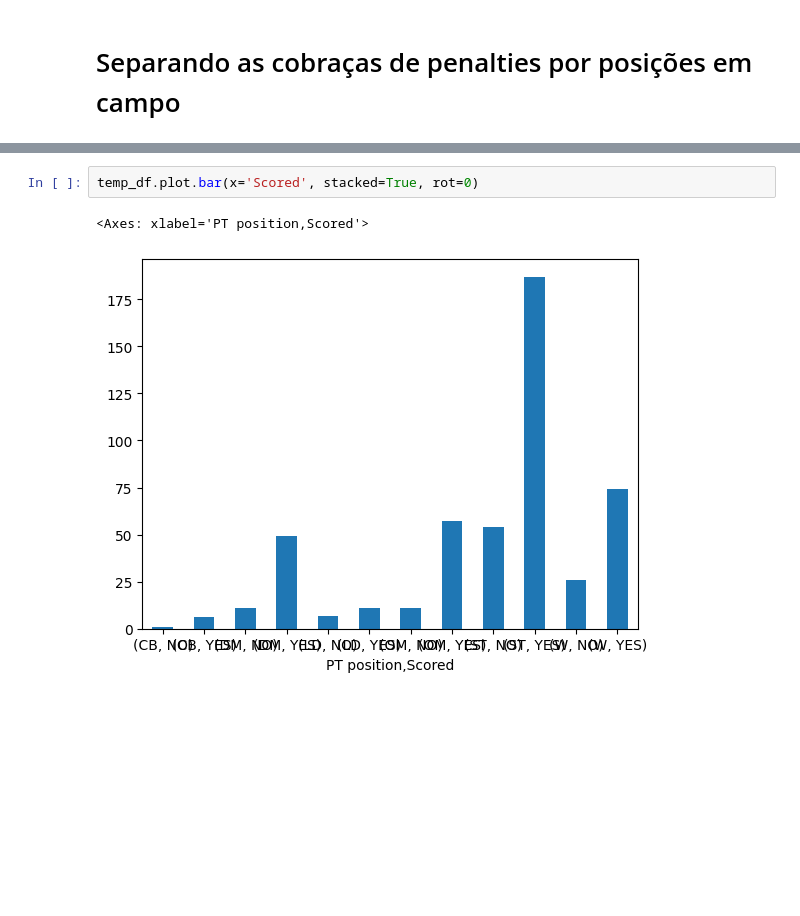
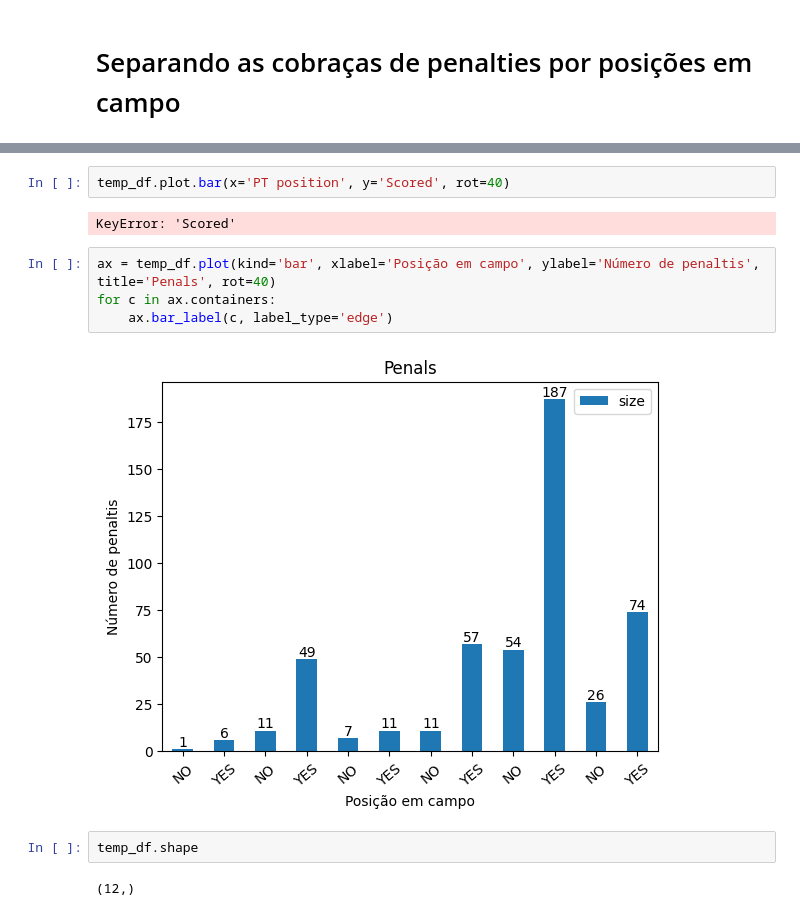
Before and after one commit to igor-kevin/Analise-Penaltis, a Jupyter notebook: penals.ipynb, the cells around one changed output, grey strips where cells are left out. Drawn from its saved outputs; the diff is of its cells as text; blank space fills up the shorter version.

Commit message:
Plot de penaltis convertidos e perdidos/posição

```diff
--- a/penals.ipynb
+++ b/penals.ipynb
@@ -36,5 +21,14 @@ dtype: int64
 # %%
-temp_df.plot.bar(x='Scored', stacked=True, rot=0)
+temp_df.plot.bar(x='PT position', y='Scored', rot=40)
 # %% [output]
-<Axes: xlabel='PT position,Scored'>
+KeyError: 'Scored'
-[figure, removed]
+# %%
+ax = temp_df.plot(kind='bar', xlabel='Posição em campo', ylabel='Número de penaltis', title='Penals', rot=40)
+for c in ax.containers:
+    ax.bar_label(c, label_type='edge')
+# %% [output]
+[figure, added]
+# %%
+temp_df.shape
+# %% [output]
+(12,)
```
Also changed, not shown: parts of 1 cell of this notebook.
